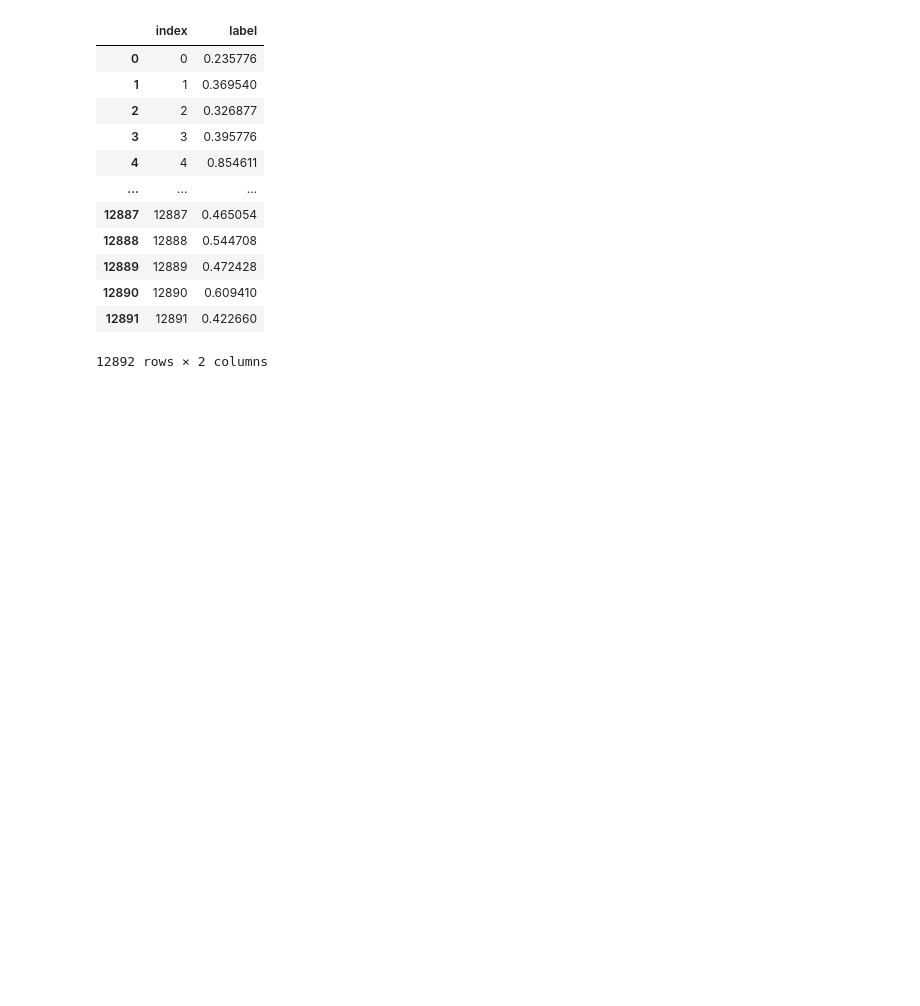
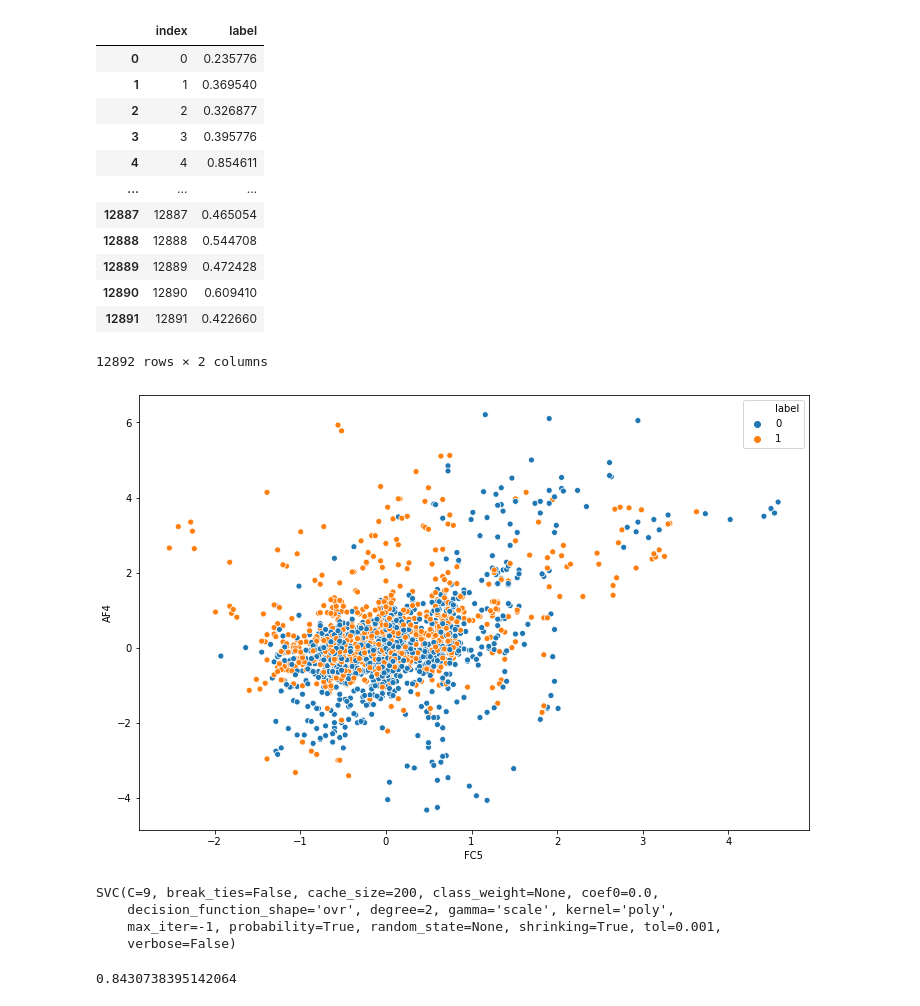
Before and after one commit to CallensToon/Machine_Learning_course_UGent_D012554_kaggle, a Jupyter notebook: Eye blinking prediction.ipynb, the cells around one changed output. Drawn from its saved outputs; the diff is of its cells as text; code cells hidden in the pictures; blank space fills up the shorter version.

```diff
--- a/Eye blinking prediction.ipynb
+++ b/Eye blinking prediction.ipynb
@@ -160,3 +159,20 @@ example
 | 12890 | 12890 | 0.609410 |
 | 12891 | 12891 | 0.422660 |
 12892 rows × 2 columns
+# %%
+plt.figure(figsize=(12,8))
+sns.scatterplot(x='FC5', y='AF4', hue=y_train, data=X_train_stand)
+plt.show()
+# %% [output]
+[figure, added]
+# %%
+from sklearn.svm import SVC
+from sklearn.preprocessing import PolynomialFeatures
+
+model2 = SVC(kernel='poly',C=9,degree=2, probability=True)
+model2.fit(X_train_stand,y_train)
+# %% [output]
+SVC(C=9, break_ties=False, cache_size=200, class_weight=None, coef0=0.0,
+    decision_function_shape='ovr', degree=2, gamma='scale', kernel='poly',
+    max_iter=-1, probability=True, random_state=None, shrinking=True, tol=0.001,
+    verbose=False)
@@ -162,0 +194,6 @@ example
+# %%
+score_auc = cross_val_score(model2, X_train_stand, y_train, scoring='roc_auc', cv=10).mean()
+
+print(score_auc)
+# %% [output]
+0.8430738395142064
```
Also changed, not shown: parts of 10 cells of this notebook.
